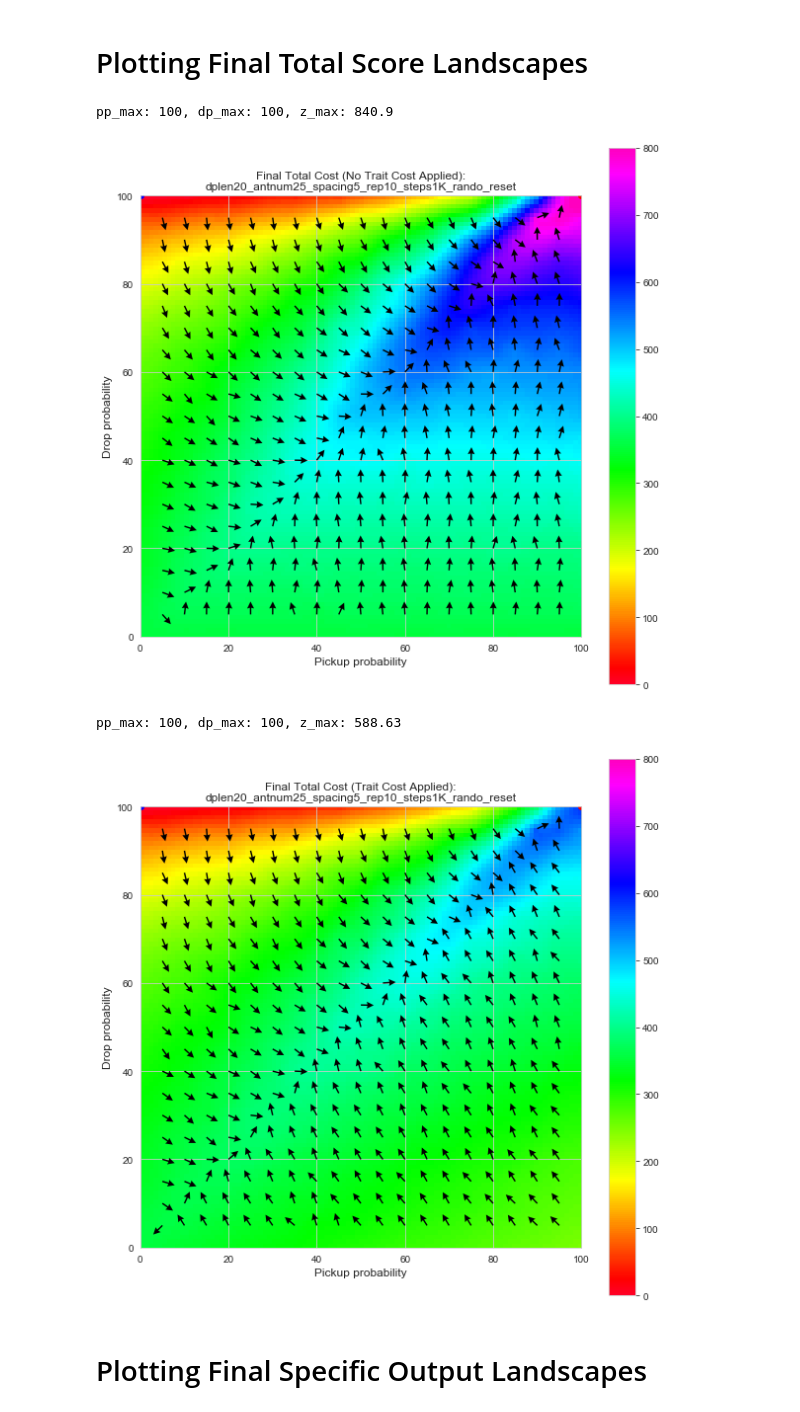
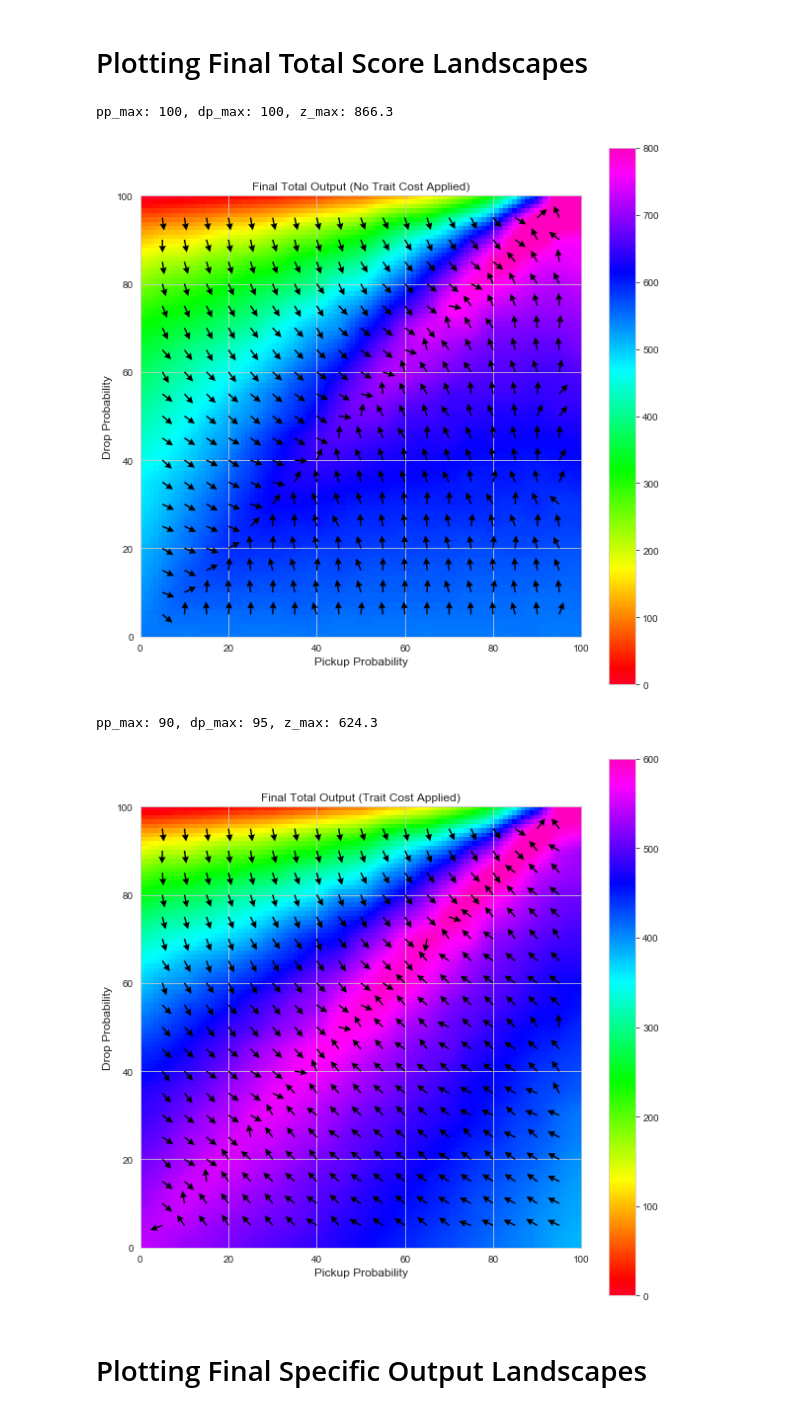
Before and after one commit to pgovoni21/ants-task-partitioning-ABM, a Jupyter notebook: landscapes.ipynb, the cells around one changed output. Drawn from its saved outputs; the diff is of its cells as text; code cells hidden in the pictures.

```diff
--- a/landscapes.ipynb
+++ b/landscapes.ipynb
@@ -289,45 +239,42 @@ def find_max_min(data, print_max=False, print_min=False):
 # %%
 """
 plots heatmap landscapes using final total score data gathered in the ABM notebook file
 both as raw data + after a trait behavioral adaptation cost has been applied
 - Trait Cost linearly scales with increasing pickup_probability
     - drop_probability already has 'cost' built in for high adaptation levels:
     ants can ignore dropped leaves, wasting the effort of the dropper
     - pickup_probability cost is where an ant would waste time looking for dropped leaves,
     e.g. wander, pick up non-leaf objects (behaviors not included in the simulation)
 """
 
 # save filename to use in plot title + load landscape data
 title = 'landscape_data_dplen10_ant25_spacing5_rep10_step1K'
 master_data = pickle.load(open(title,'rb'))
 
-# maximum score value (z-variable in heatmap) for each landscape
-plot_max = 800
-
 # extract final total score data for each trait combination (drop + pickup probabilities)
-data_nocost = pull_data_final_tscore(master_data)
+data_nocost = pull_data(master_data,4)
 # find the maximum + minimum final trait score + associated trait combinations, print the maximum
 max_min = find_max_min(data_nocost, print_max=True)
 # interpolate between the data points to create dense data mesh for plotting
 interp_data_nocost = interpolate(data_nocost, 'linear')
-# plot a heatmap + arrows to signify the gradient at equally spaced points throughout plot
-gradient_arrow_heatmap(interp_data_nocost, max_min,
-    title=f'Final Total Cost (No Trait Cost Applied):\n{title}',
-    z_max=plot_max, normalize=True, vanishing_arrows=True, arrow_size=.5)
+# plot heatmap with arrows to signify the gradient at equally spaced points throughout plot
+gradient_arrow_heatmap(interp_data_nocost, max_min=0,
+    title=f'Final Total Output (No Trait Cost Applied)',
+    z_max=800, normalize=True, vanishing_arrows=True, arrow_size=.5)
 
 # apply a cost that linearly scales with increasing pickup_probability
 # output data is in the same form as pull_data_final_tscore
 data_cost = linear_cost(master_data, 0.3, apply_pp_cost=True, apply_dp_cost=False, plot_cost=False)
 max_min = find_max_min(data_cost, print_max=True)
 interp_data_cost = interpolate(data_cost, 'linear')
-gradient_arrow_heatmap(interp_data_cost, max_min,
-    title=f'Final Total Cost (Trait Cost Applied):\n{title}',
-    z_max=plot_max, normalize=True, vanishing_arrows=True, arrow_size=.5)
+gradient_arrow_heatmap(interp_data_cost, max_min=0,
+    title=f'Final Total Output (Trait Cost Applied)',
+    z_max=600, normalize=True, vanishing_arrows=True, arrow_size=.5)
 # %% [output]
-pp_max: 100, dp_max: 100, z_max: 840.9
+pp_max: 100, dp_max: 100, z_max: 866.3
-[figure, old version]
+[figure, new version]
-pp_max: 100, dp_max: 100, z_max: 588.63
+pp_max: 90, dp_max: 95, z_max: 624.3
-[figure, old version]
+[figure, new version]
 # %% [markdown]
 # Plotting Final Specific Output Landscapes
 # %%
```
Also changed, not shown: parts of 9 cells of this notebook, 3 other files.
